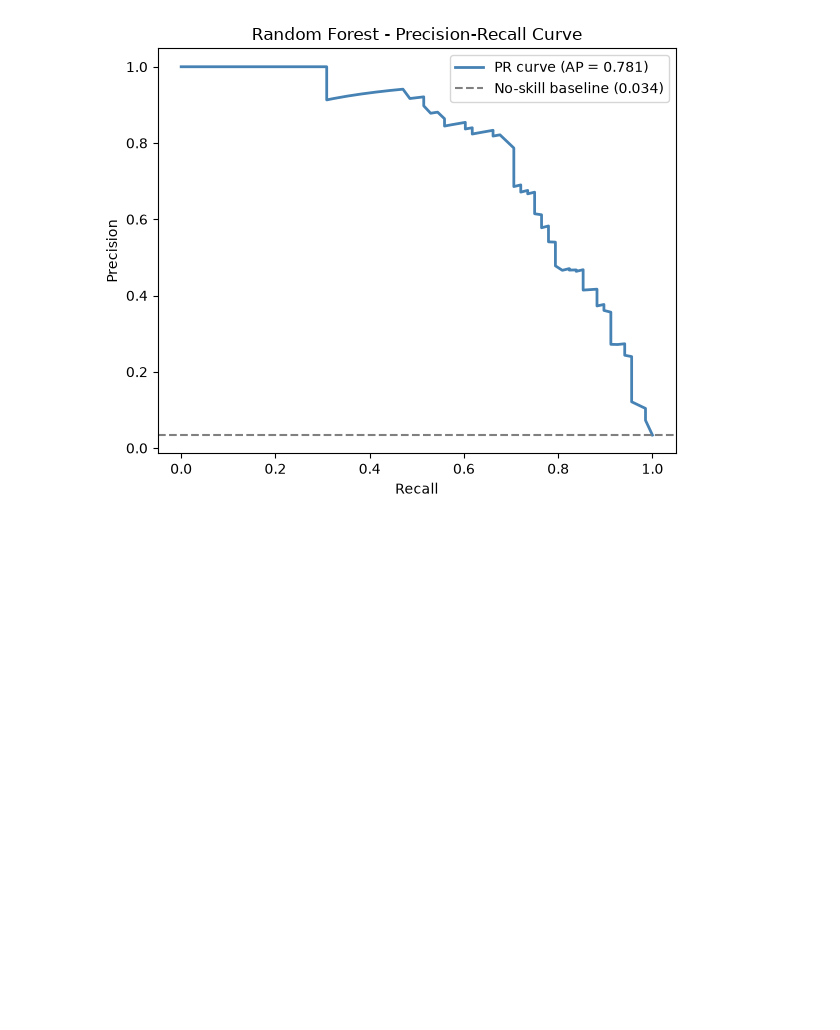
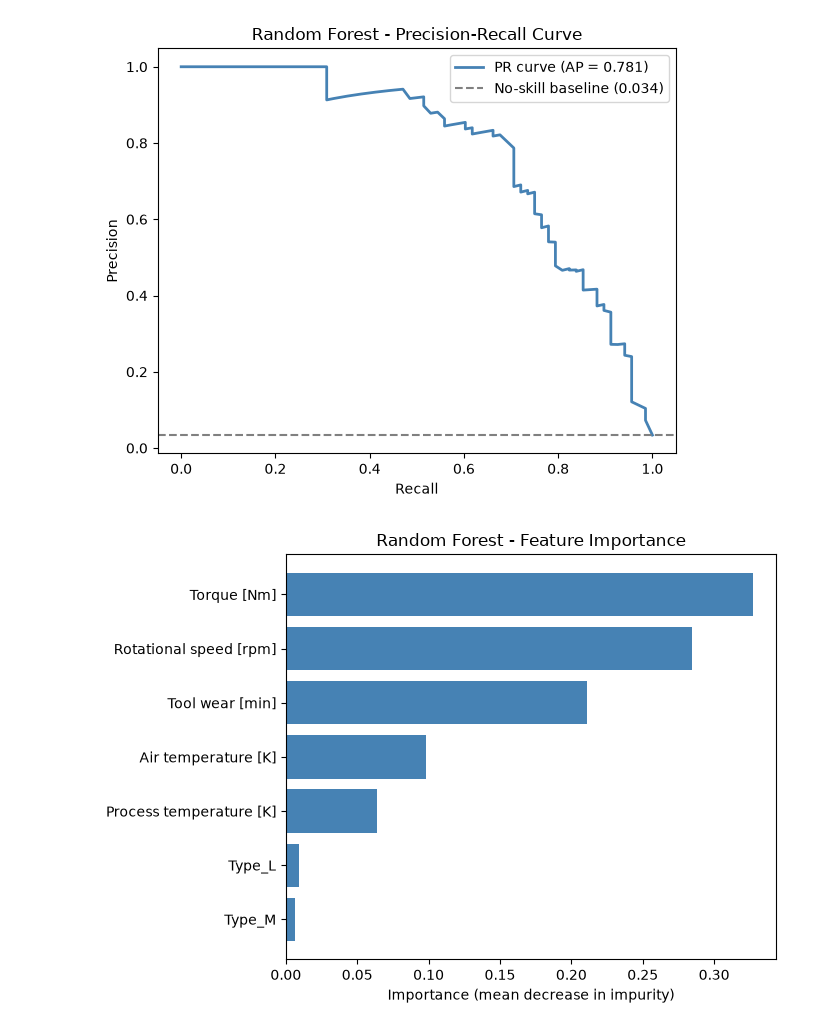
Before and after one commit to AmirmasoudCS/Predictive-Maintenance, a Jupyter notebook: notebooks/04_random_forest.ipynb, the cells around one changed output. Drawn from its saved outputs; the diff is of its cells as text; code cells hidden in the pictures; blank space fills up the shorter version.

Commit message:
Generating the feature importance chart instead of coefficients heatmap for the random forest model

```diff
--- a/notebooks/04_random_forest.ipynb
+++ b/notebooks/04_random_forest.ipynb
@@ -141,3 +141,18 @@ plt.savefig(RANDOM_FOREST_CHARTS / "pr_curve.png", dpi=300, bbox_inches="tight")
 plt.show()
 # %% [output]
 [figure]
+# %%
+importance_df = pd.DataFrame({
+    'feature': X_train.columns,
+    'importance': model.feature_importances_
+}).sort_values('importance')
+
+plt.figure(figsize=(7, 5))
+plt.barh(importance_df['feature'], importance_df['importance'], color='steelblue')
+plt.xlabel('Importance (mean decrease in impurity)')
+plt.title('Random Forest - Feature Importance')
+plt.tight_layout()
+plt.savefig(RANDOM_FOREST_CHARTS / "feature_importance.png", dpi=300, bbox_inches="tight")
+plt.show()
+# %% [output]
+[figure, added]
```
Also changed, not shown: 1 other file.
